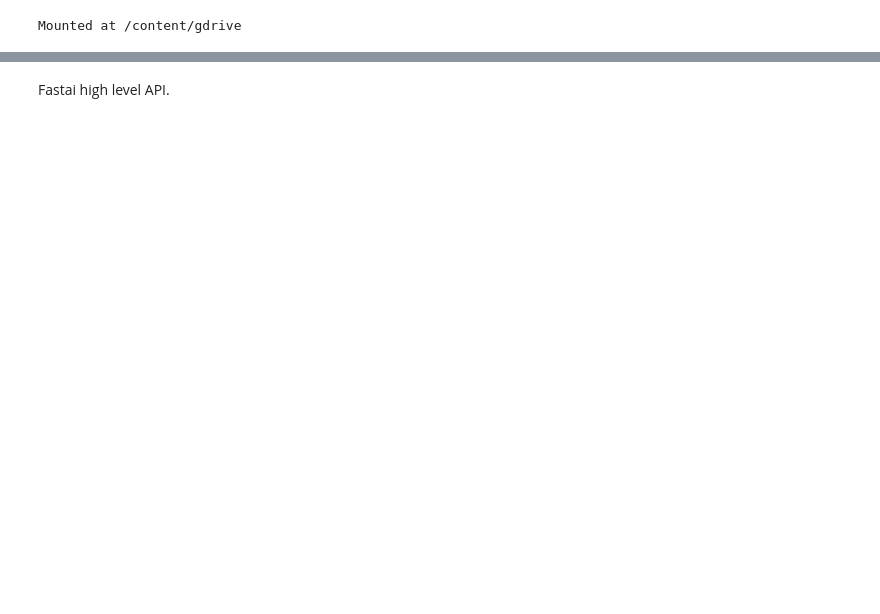
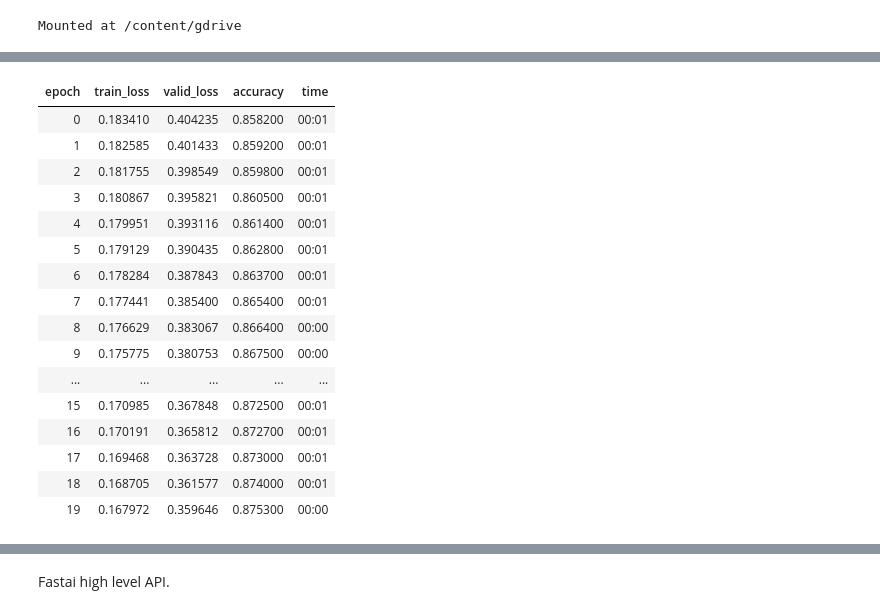
Before and after one commit to rubanzasilva/mnist_basics, a Jupyter notebook: a_mnist.ipynb, the cells around one changed output, grey strips where cells are left out. Drawn from its saved outputs; the diff is of its cells as text; code cells hidden in the pictures; blank space fills up the shorter version.

```diff
--- a/a_mnist.ipynb
+++ b/a_mnist.ipynb
@@ -24,0 +171,20 @@ Path.BASE_PATH = path
+# %%
+learner.fit(20,0.01)
+# %% [output]
+| epoch | train_loss | valid_loss | accuracy | time |
+| 0 | 0.183410 | 0.404235 | 0.858200 | 00:01 |
+| 1 | 0.182585 | 0.401433 | 0.859200 | 00:01 |
+| 2 | 0.181755 | 0.398549 | 0.859800 | 00:01 |
+| 3 | 0.180867 | 0.395821 | 0.860500 | 00:01 |
+| 4 | 0.179951 | 0.393116 | 0.861400 | 00:01 |
+| 5 | 0.179129 | 0.390435 | 0.862800 | 00:01 |
+| 6 | 0.178284 | 0.387843 | 0.863700 | 00:01 |
+| 7 | 0.177441 | 0.385400 | 0.865400 | 00:01 |
+| 8 | 0.176629 | 0.383067 | 0.866400 | 00:00 |
+| 9 | 0.175775 | 0.380753 | 0.867500 | 00:00 |
+| ... | ... | ... | ... | ... |
+| 15 | 0.170985 | 0.367848 | 0.872500 | 00:01 |
+| 16 | 0.170191 | 0.365812 | 0.872700 | 00:01 |
+| 17 | 0.169468 | 0.363728 | 0.873000 | 00:01 |
+| 18 | 0.168705 | 0.361577 | 0.874000 | 00:01 |
+| 19 | 0.167972 | 0.359646 | 0.875300 | 00:00 |
```
Also changed, not shown: parts of 13 cells of this notebook.
